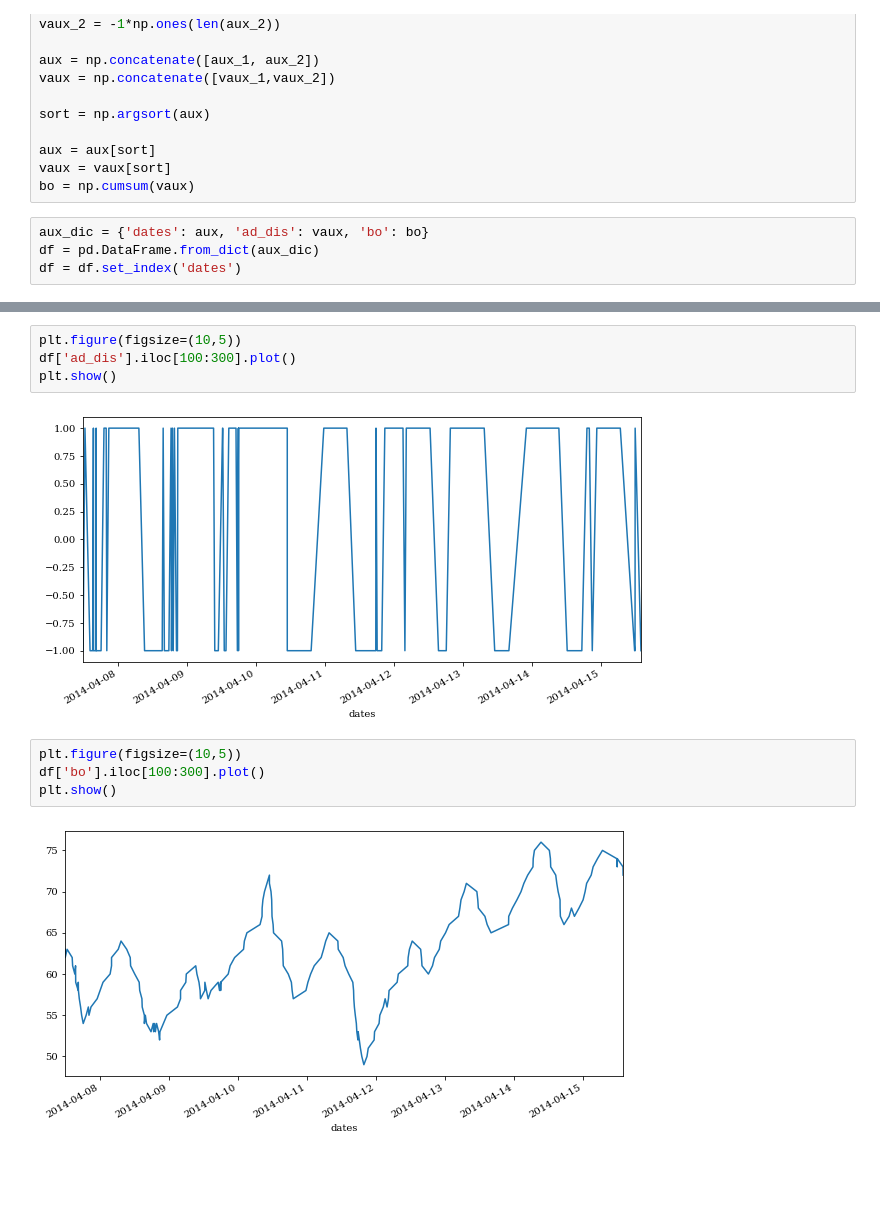
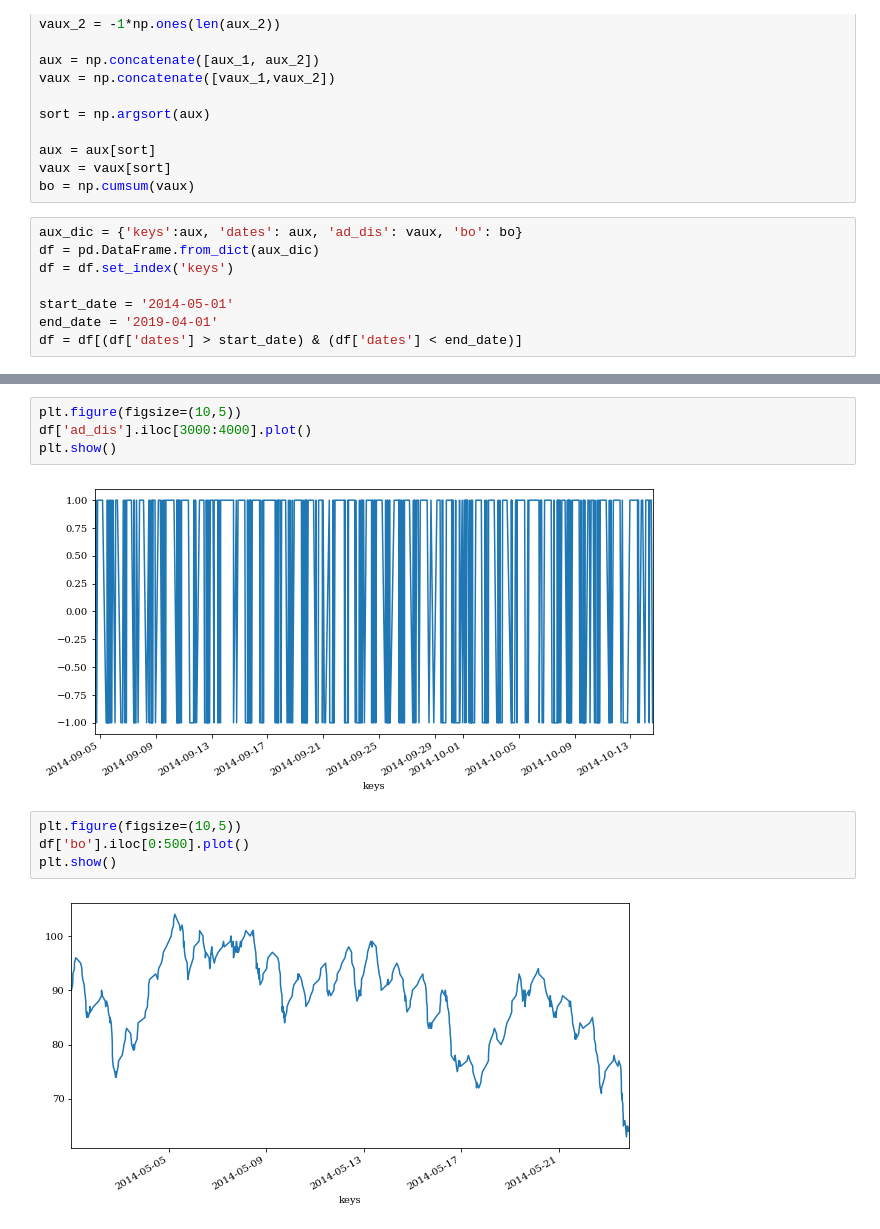
Before and after one commit to brawantonio/KGH-Research-Paper, a Jupyter notebook: Admissions Analysis.ipynb, the cells around one changed output, grey strips where cells are left out. Saved outputs shown, nothing was run; the diff lists cells and outputs as text; blank space fills up the shorter version.

```diff
--- a/Admissions Analysis.ipynb
+++ b/Admissions Analysis.ipynb
@@ -66,6 +70,10 @@ aux = aux[sort]
 vaux = vaux[sort]
 bo = np.cumsum(vaux)
 # %%
-aux_dic = {'dates': aux, 'ad_dis': vaux, 'bo': bo}
+aux_dic = {'keys':aux, 'dates': aux, 'ad_dis': vaux, 'bo': bo}
 df = pd.DataFrame.from_dict(aux_dic)
-df = df.set_index('dates')
+df = df.set_index('keys')
+
+start_date = '2014-05-01'
+end_date = '2019-04-01'
+df = df[(df['dates'] > start_date) & (df['dates'] < end_date)]
@@ -72,12 +90,12 @@ df = df.set_index('dates')
 # %%
 plt.figure(figsize=(10,5))
-df['ad_dis'].iloc[100:300].plot()
+df['ad_dis'].iloc[3000:4000].plot()
 plt.show()
 # %% [output]
-[figure, old version]
+[figure, new version]
 # %%
 plt.figure(figsize=(10,5))
-df['bo'].iloc[100:300].plot()
+df['bo'].iloc[0:500].plot()
 plt.show()
 # %% [output]
-[figure, old version]
+[figure, new version]
```
Also changed, not shown: parts of 14 cells of this notebook.
